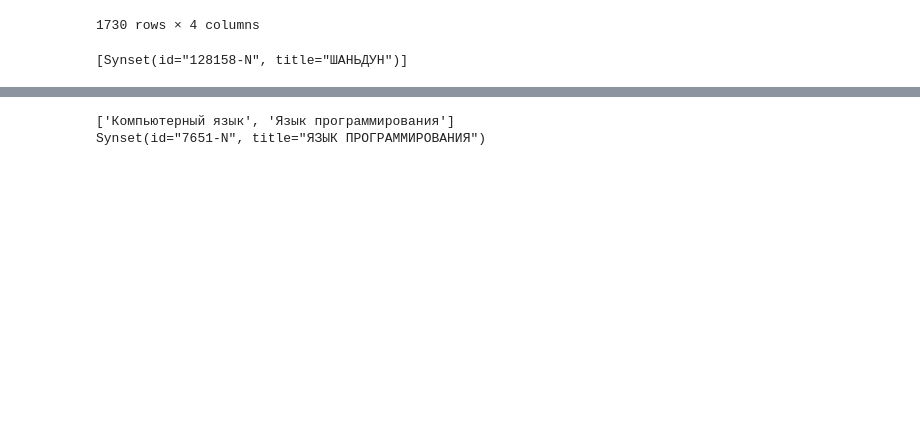
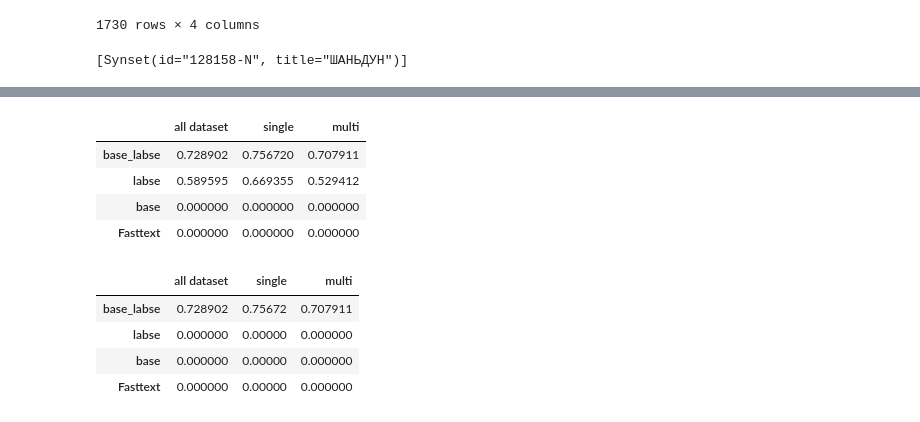
Before and after one commit to z3mois/prediction_of_hyperoimia, a Jupyter notebook: binding_with_lbase_parse.ipynb, the cells around one changed output, grey strips where cells are left out. Drawn from its saved outputs; the diff is of its cells as text; code cells hidden in the pictures; blank space fills up the shorter version.

```diff
--- a/binding_with_lbase_parse.ipynb
+++ b/binding_with_lbase_parse.ipynb
@@ -513,9 +463,24 @@ for key, value in tqdm(dictDisplay3.items()):
+# %%
+file =  open("answers.csv", "rb")
+unpickler = pickle.Unpickler(file)
+df_answer = unpickler.load()
+file.close()
+df_answer
+# %% [output]
+|  | all dataset | single | multi |
+| base_labse | 0.728902 | 0.756720 | 0.707911 |
+| labse | 0.589595 | 0.669355 | 0.529412 |
+| base | 0.000000 | 0.000000 | 0.000000 |
+| Fasttext | 0.000000 | 0.000000 | 0.000000 |
 # %%
-for key, value in tqdm(dict_synset_in_title.items()):
-    if len(value) > 1:
-        print(list([value.title for value in value]))
-        print(wn[key])
-        break
+# dct = {"all dataset": [0.7289017341040462, 0, 0, 0], "single": [0.7567204301075269, 0, 0, 0], "multi": [0.7079107505070994, 0, 0, 0]}
+# ["labse", 0.5895953757225434, 0.6693548387096774, 0.5294117647058824]
+# df_answer = pd.DataFrame(dct)
+# df_answer.index = ['base_labse', 'labse', 'base', 'Fasttext']
+# df_answer
 # %% [output]
-['Компьютерный язык', 'Язык программирования']
-Synset(id="7651-N", title="ЯЗЫК ПРОГРАММИРОВАНИЯ")
+|  | all dataset | single | multi |
+| base_labse | 0.728902 | 0.75672 | 0.707911 |
+| labse | 0.000000 | 0.00000 | 0.000000 |
+| base | 0.000000 | 0.00000 | 0.000000 |
+| Fasttext | 0.000000 | 0.00000 | 0.000000 |
```
Also changed, not shown: parts of 56 cells of this notebook, 3 other files.
